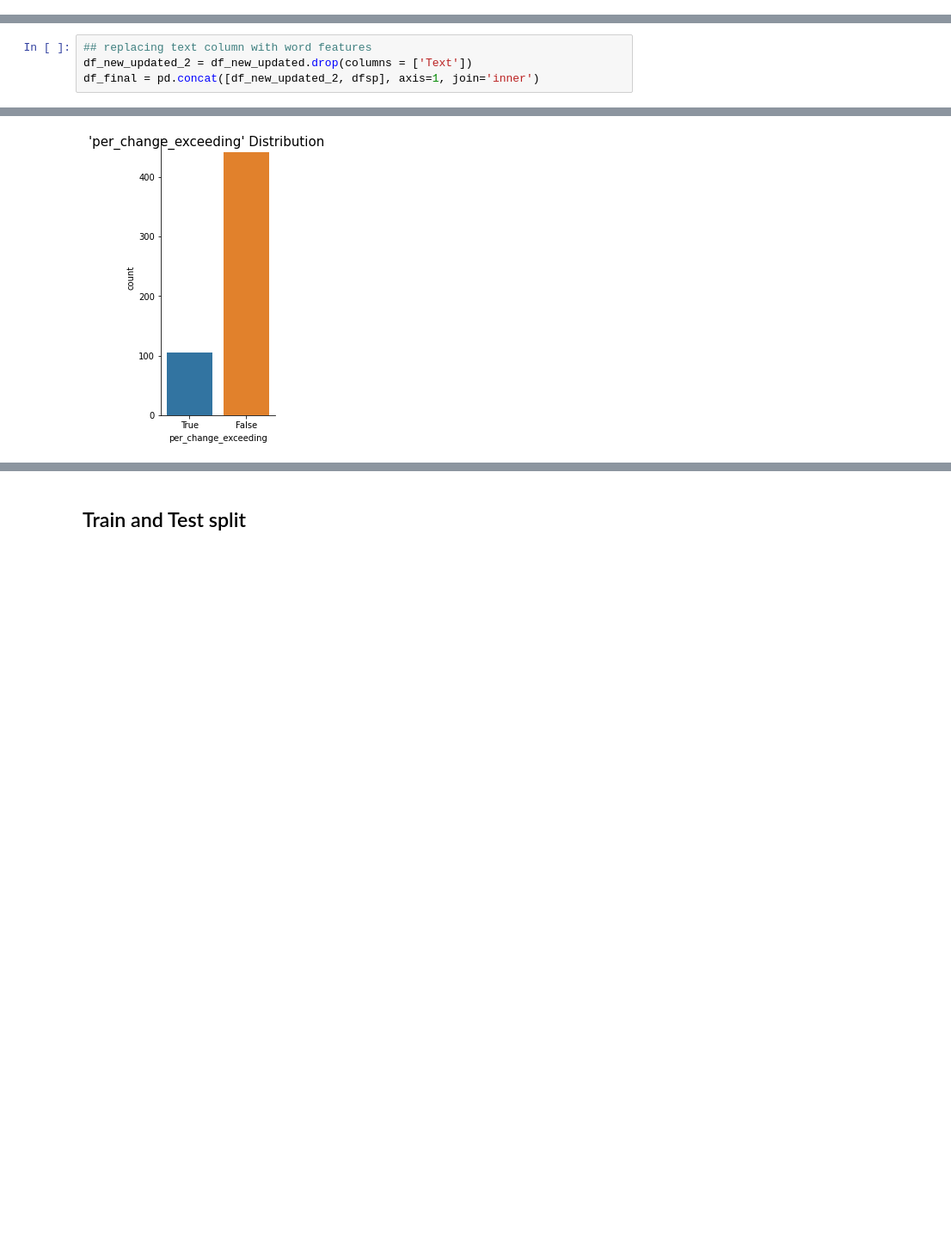
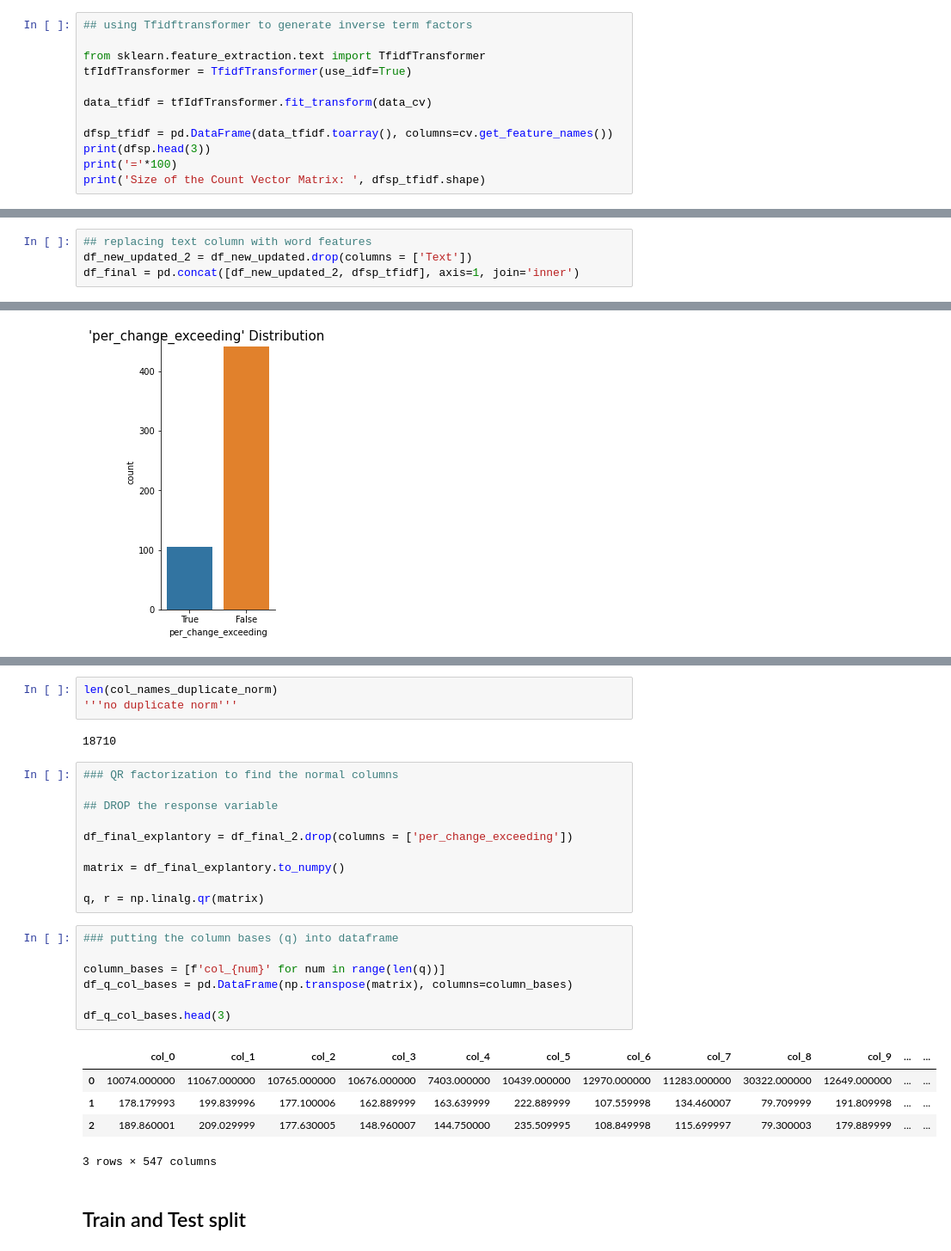
Before and after one commit to Dhruba44/capstone_projectb, a Jupyter notebook: Modelling.ipynb, the cells around one changed output, grey strips where cells are left out. Shown at 86% size. Saved outputs shown, nothing was run; the diff lists cells and outputs as text; blank space fills up the shorter version.

```diff
--- a/Modelling.ipynb
+++ b/Modelling.ipynb
@@ -293,0 +303,12 @@ Size of the Count Vector Matrix:  (547, 18661)
+# %%
+## using Tfidftransformer to generate inverse term factors
+
+from sklearn.feature_extraction.text import TfidfTransformer
+tfIdfTransformer = TfidfTransformer(use_idf=True)
+
+data_tfidf = tfIdfTransformer.fit_transform(data_cv)
+
+dfsp_tfidf = pd.DataFrame(data_tfidf.toarray(), columns=cv.get_feature_names())
+print(dfsp.head(3))
+print('='*100)
+print('Size of the Count Vector Matrix: ', dfsp_tfidf.shape)
@@ -294,7 +334,7 @@ Size of the Count Vector Matrix:  (547, 18661)
 # %%
 ## replacing text column with word features
 df_new_updated_2 = df_new_updated.drop(columns = ['Text'])
-df_final = pd.concat([df_new_updated_2, dfsp], axis=1, join='inner')
+df_final = pd.concat([df_new_updated_2, dfsp_tfidf], axis=1, join='inner')
 # %%
 df_final.head(3)
 # %% [output]
@@ -368,2 +427,30 @@ missbeat_plot.fig.suptitle("'per_change_exceeding' Distribution",
+# %%
+len(col_names_duplicate_norm)
+'''no duplicate norm'''
+# %% [output]
+18710
+# %%
+### QR factorization to find the normal columns
+
+## DROP the response variable
+
+df_final_explantory = df_final_2.drop(columns = ['per_change_exceeding'])
+
+matrix = df_final_explantory.to_numpy()
+
+q, r = np.linalg.qr(matrix)
+# %%
+### putting the column bases (q) into dataframe
+
+column_bases = [f'col_{num}' for num in range(len(q))]
+df_q_col_bases = pd.DataFrame(np.transpose(matrix), columns=column_bases)
+
+df_q_col_bases.head(3)
+# %% [output]
+|  | col_0 | col_1 | col_2 | col_3 | col_4 | col_5 | col_6 | col_7 | col_8 | col_9 | ... | ... |
+| 0 | 10074.000000 | 11067.000000 | 10765.000000 | 10676.000000 | 7403.000000 | 10439.000000 | 12970.000000 | 11283.000000 | 30322.000000 | 12649.000000 | ... | ... |
+| 1 | 178.179993 | 199.839996 | 177.100006 | 162.889999 | 163.639999 | 222.889999 | 107.559998 | 134.460007 | 79.709999 | 191.809998 | ... | ... |
+| 2 | 189.860001 | 209.029999 | 177.630005 | 148.960007 | 144.750000 | 235.509995 | 108.849998 | 115.699997 | 79.300003 | 179.889999 | ... | ... |
+3 rows × 547 columns
 # %% [markdown]
 ## Train and Test split
```
Also changed, not shown: parts of 17 cells of this notebook.
